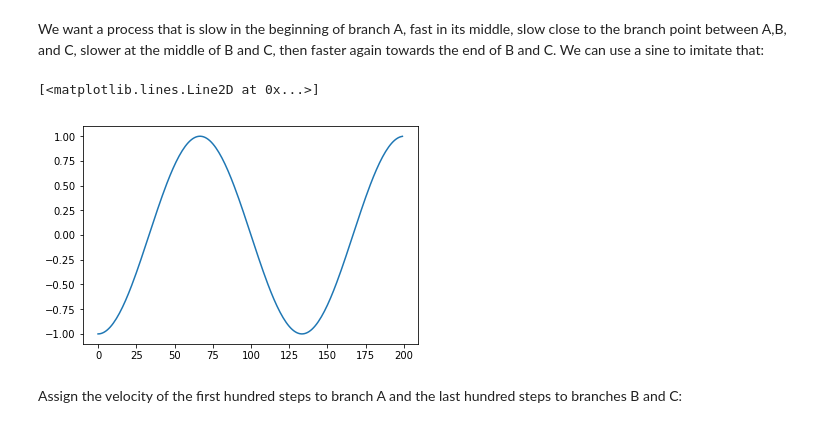
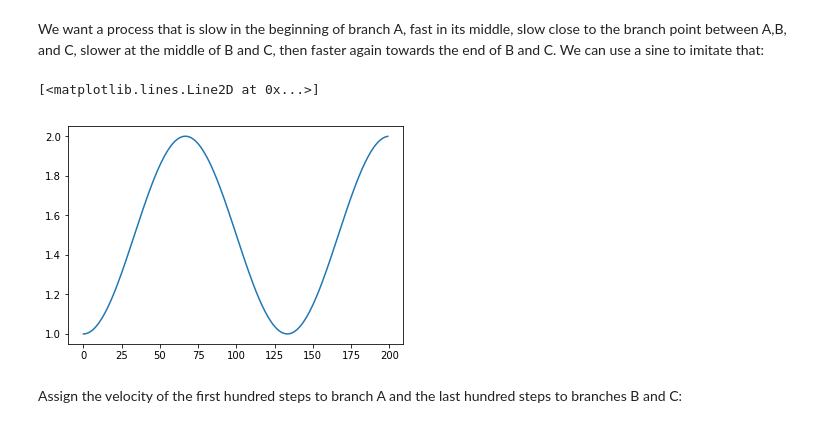
Before and after one commit to soedinglab/prosstt, a Jupyter notebook: dev/velocity.ipynb, the cells around one changed output. Cells and saved outputs as stored; diff of their text form; code cells hidden in the pictures.

```diff
--- a/dev/velocity.ipynb
+++ b/dev/velocity.ipynb
@@ -47,11 +47,11 @@ for b in branches:
 We want a process that is slow in the beginning of branch A, fast in its middle, slow close to the branch point between A,B, and C, slower at the middle of B and C, then faster again towards the end of B and C. We can use a sine to imitate that:
 # %%
 fig, ax = plt.subplots()
-a = np.sin(np.arange(-0.5*np.pi, 2.5*np.pi,  step=3*np.pi/t.get_max_time()))
+a = np.sin(np.arange(-0.5*np.pi, 2.5*np.pi,  step=3*np.pi/t.get_max_time()))/2 + 1.5
 ax.plot(a)
 # %% [output]
 [<matplotlib.lines.Line2D at 0x...>]
-[figure, old version]
+[figure, new version]
 # %% [markdown]
 Assign the velocity of the first hundred steps to branch A and the last hundred steps to branches B and C:
 # %%
```
Also changed, not shown: parts of 3 cells of this notebook, 1 other file.
